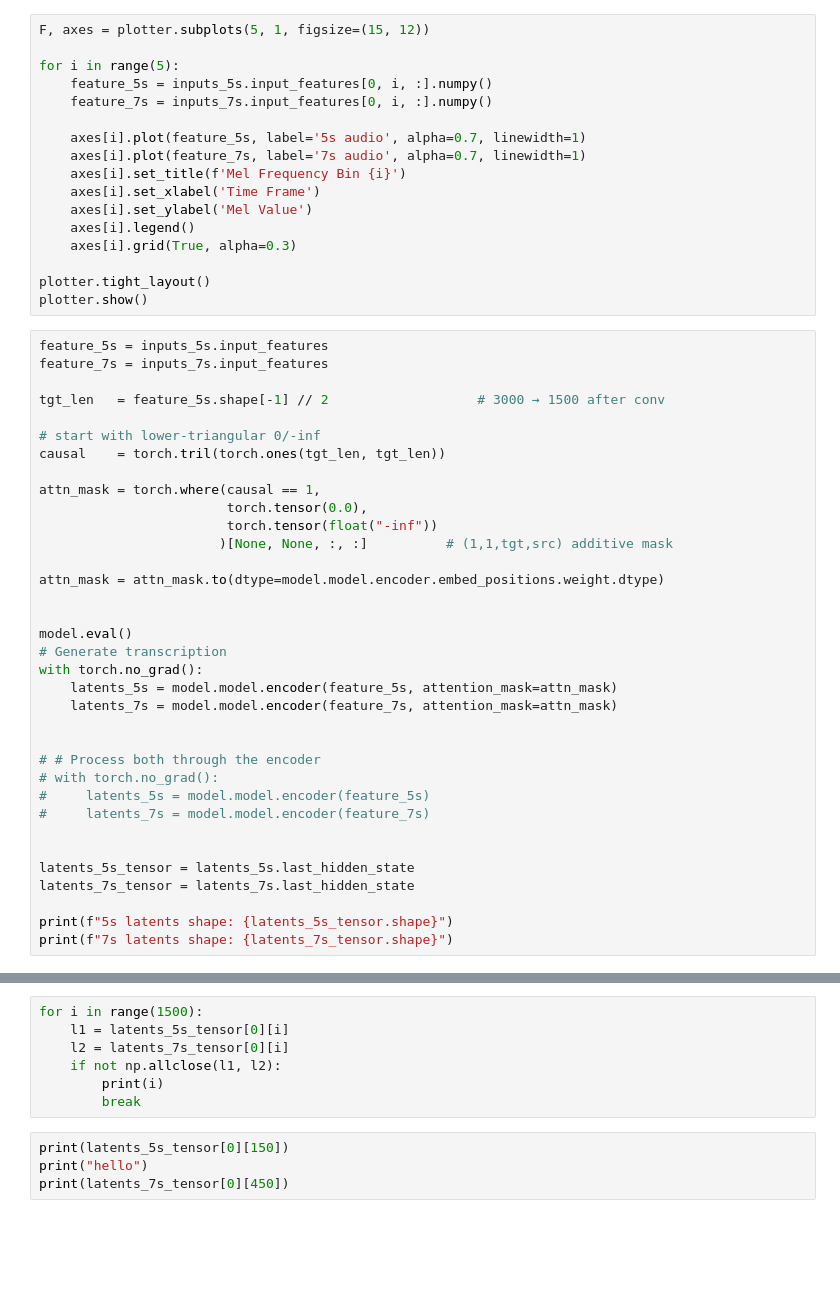
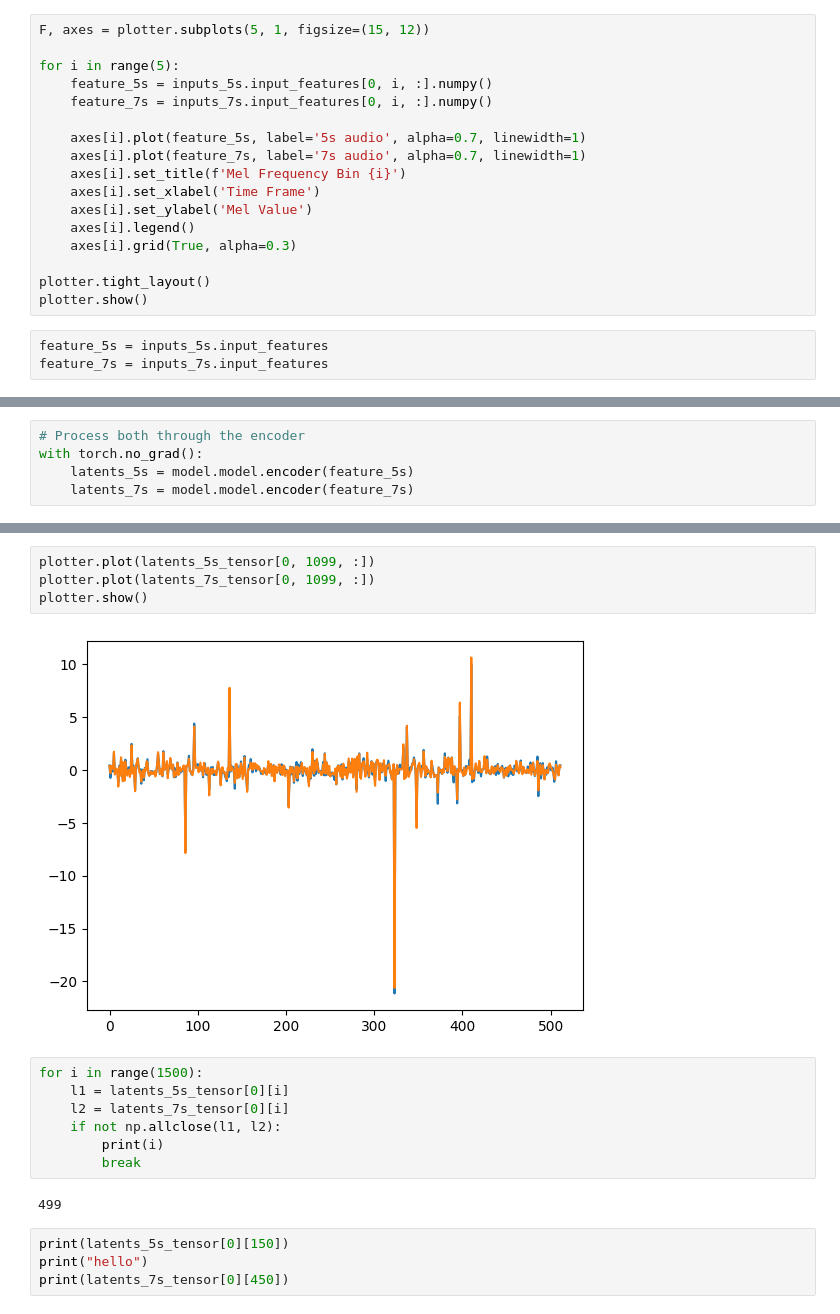
Before and after one commit to vansh-canopy/whisper-stream, a Jupyter notebook: check_causality.ipynb, the cells around one changed output, grey strips where cells are left out. Saved outputs shown, nothing was run; the diff lists cells and outputs as text; blank space fills up the shorter version.

```diff
--- a/check_causality.ipynb
+++ b/check_causality.ipynb
@@ -42,35 +42,3 @@ plotter.show()
 # %%
 feature_5s = inputs_5s.input_features
 feature_7s = inputs_7s.input_features
-
-tgt_len   = feature_5s.shape[-1] // 2                   # 3000 → 1500 after conv
-
-# start with lower-triangular 0/-inf
-causal    = torch.tril(torch.ones(tgt_len, tgt_len))
-
-attn_mask = torch.where(causal == 1,
-                        torch.tensor(0.0),
-                        torch.tensor(float("-inf"))
-                       )[None, None, :, :]          # (1,1,tgt,src) additive mask
-
-attn_mask = attn_mask.to(dtype=model.model.encoder.embed_positions.weight.dtype)
-
-
-model.eval()
-# Generate transcription
-with torch.no_grad():
-    latents_5s = model.model.encoder(feature_5s, attention_mask=attn_mask)
-    latents_7s = model.model.encoder(feature_7s, attention_mask=attn_mask)
-
-
-# # Process both through the encoder
-# with torch.no_grad():
-#     latents_5s = model.model.encoder(feature_5s)
-#     latents_7s = model.model.encoder(feature_7s)
-
-
-latents_5s_tensor = latents_5s.last_hidden_state
-latents_7s_tensor = latents_7s.last_hidden_state
-
-print(f"5s latents shape: {latents_5s_tensor.shape}")
-print(f"7s latents shape: {latents_7s_tensor.shape}")
@@ -76,0 +62,5 @@ print(f"7s latents shape: {latents_7s_tensor.shape}")
+# %%
+# Process both through the encoder
+with torch.no_grad():
+    latents_5s = model.model.encoder(feature_5s)
+    latents_7s = model.model.encoder(feature_7s)
@@ -77,3 +76,9 @@ print(f"7s latents shape: {latents_7s_tensor.shape}")
+# %%
+plotter.plot(latents_5s_tensor[0, 1099, :])
+plotter.plot(latents_7s_tensor[0, 1099, :])
+plotter.show()
+# %% [output]
+[figure, added]
 # %%
 for i in range(1500):
     l1 = latents_5s_tensor[0][i]
@@ -81,6 +86,8 @@ for i in range(1500):
     if not np.allclose(l1, l2):
         print(i)
         break
+# %% [output]
+499
 # %%
 print(latents_5s_tensor[0][150])
 print("hello")
```
Also changed, not shown: parts of 2 cells of this notebook.
